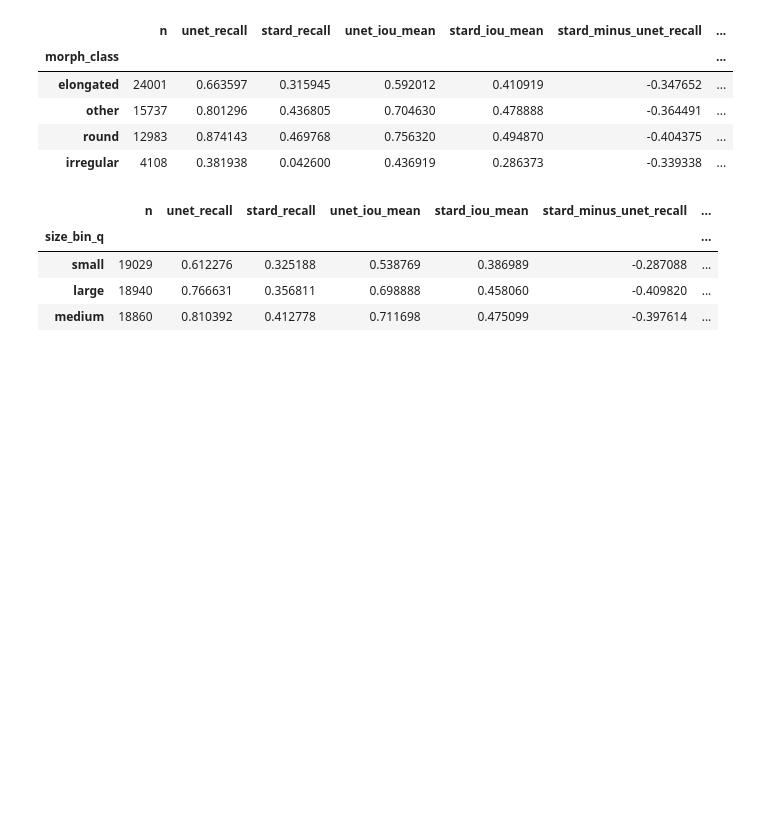
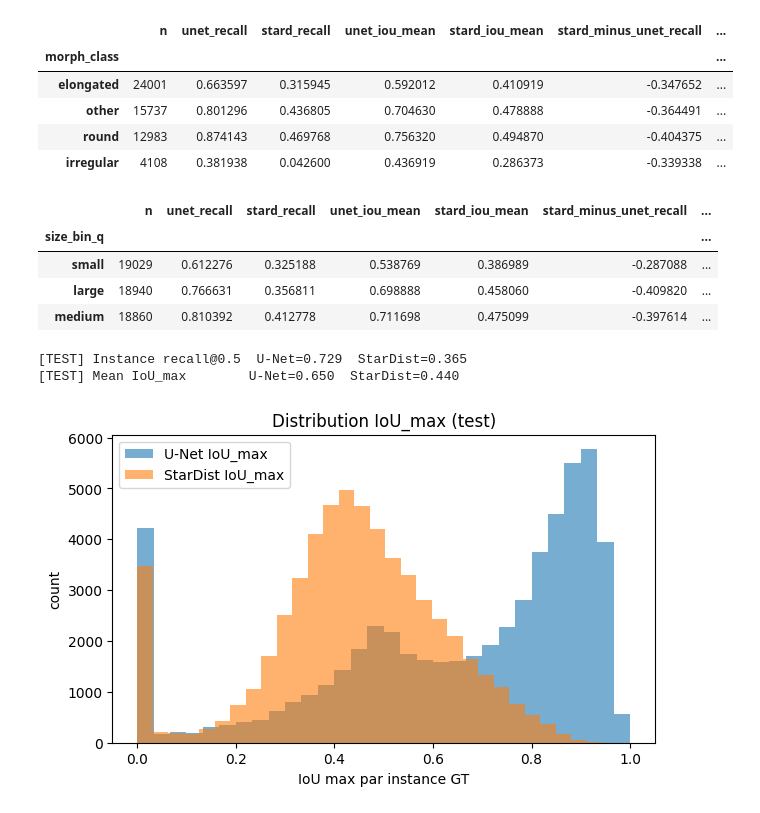
Before and after one commit to al-alec/benchmark_unet_stardist_cellpose, a Jupyter notebook: index.ipynb, the cells around one changed output. Saved outputs shown, nothing was run; the diff lists cells and outputs as text; code cells hidden in the pictures; blank space fills up the shorter version.

```diff
--- a/index.ipynb
+++ b/index.ipynb
@@ -697,3 +697,31 @@ display(summarize_bias(df_test, "size_bin_q"))
 | small | 19029 | 0.612276 | 0.325188 | 0.538769 | 0.386989 | -0.287088 | ... |
 | large | 18940 | 0.766631 | 0.356811 | 0.698888 | 0.458060 | -0.409820 | ... |
 | medium | 18860 | 0.810392 | 0.412778 | 0.711698 | 0.475099 | -0.397614 | ... |
+# %%
+import numpy as np
+import pandas as pd
+import matplotlib.pyplot as plt
+
+def quick_global_overview(df):
+    # perf globale (instance-level recall @ IoU>=0.5, vu ton TP)
+    unet_rec = df["unet_TP"].mean()
+    stard_rec = df["stardist_TP"].mean()
+
+    print(f"[TEST] Instance recall@0.5  U-Net={unet_rec:.3f}  StarDist={stard_rec:.3f}")
+    print(f"[TEST] Mean IoU_max        U-Net={df['unet_iou'].mean():.3f}  StarDist={df['stardist_iou'].mean():.3f}")
+
+    # histogram IoU
+    plt.figure(figsize=(7,4))
+    plt.hist(df["unet_iou"].values, bins=30, alpha=0.6, label="U-Net IoU_max")
+    plt.hist(df["stardist_iou"].values, bins=30, alpha=0.6, label="StarDist IoU_max")
+    plt.xlabel("IoU max par instance GT")
+    plt.ylabel("count")
+    plt.title("Distribution IoU_max (test)")
+    plt.legend()
+    plt.show()
+
+quick_global_overview(df_test)
+# %% [output]
+[TEST] Instance recall@0.5  U-Net=0.729  StarDist=0.365
+[TEST] Mean IoU_max        U-Net=0.650  StarDist=0.440
+[figure, added]
```
Also changed, not shown: parts of 4 cells of this notebook, 2 other files.
